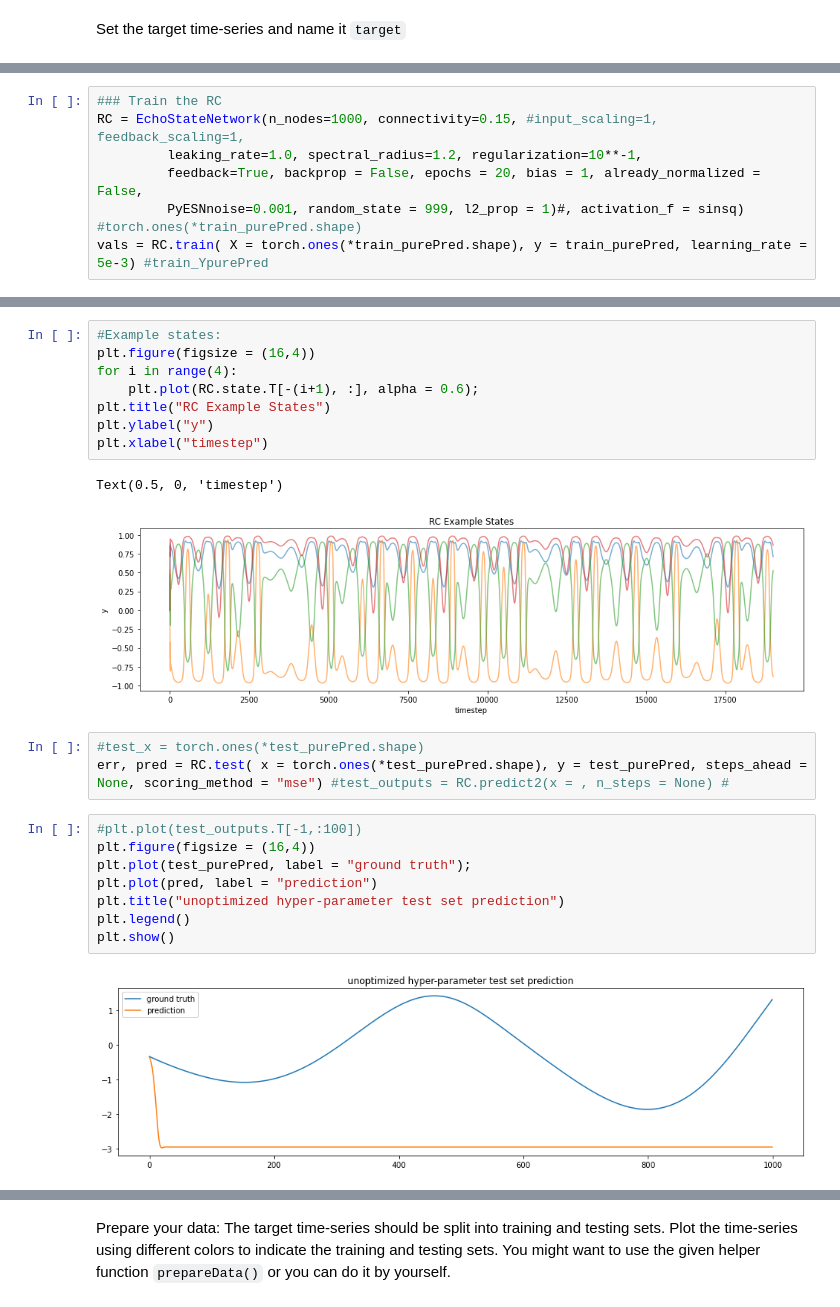
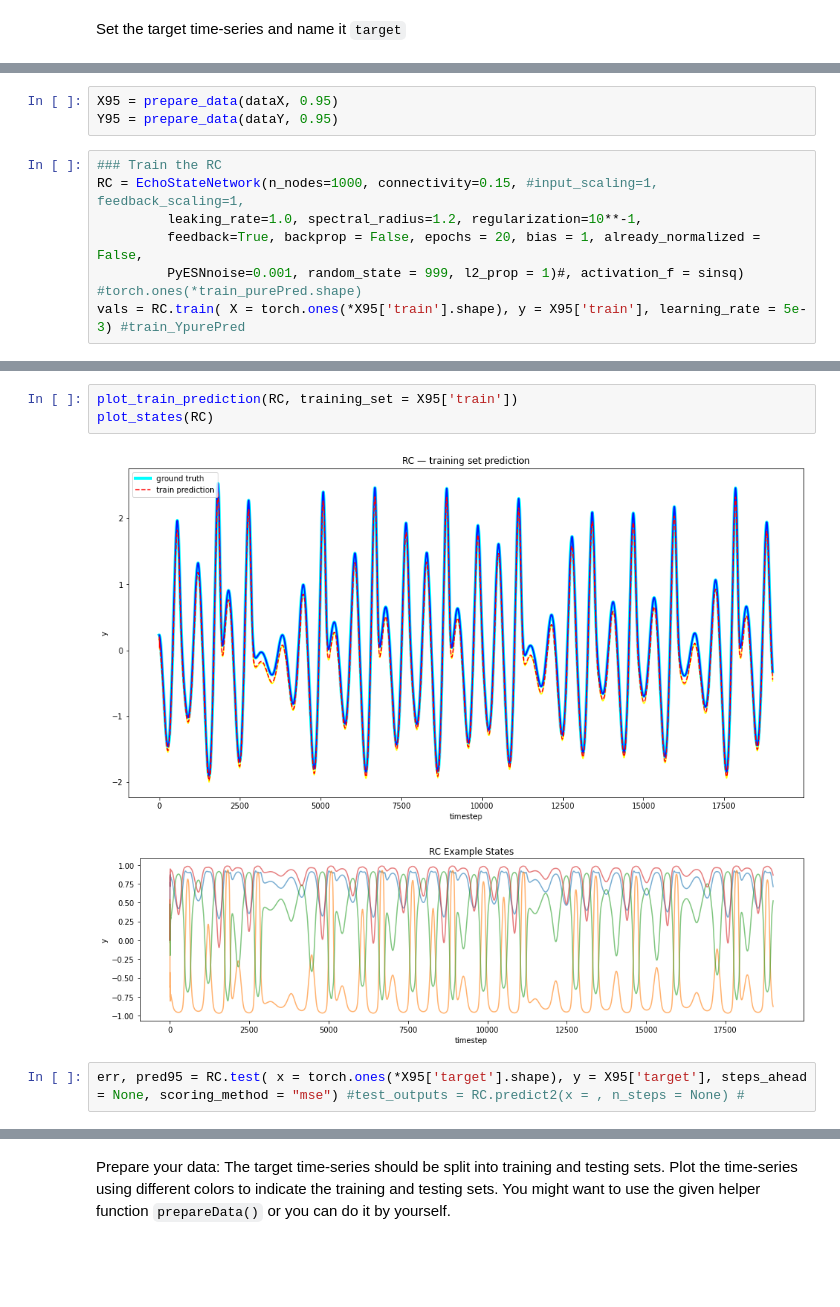
Before and after one commit to blindedjoy/RcTorch, a Jupyter notebook: hw6_209/cs109b_hw6_209.ipynb, the cells around one changed output, grey strips where cells are left out. Drawn from its saved outputs; the diff is of its cells as text; blank space fills up the shorter version.

```diff
--- a/hw6_209/cs109b_hw6_209.ipynb
+++ b/hw6_209/cs109b_hw6_209.ipynb
@@ -198,3 +233,6 @@ test_YpurePred = dataY[split_idx:]
+# %%
+X95 = prepare_data(dataX, 0.95)
+Y95 = prepare_data(dataY, 0.95)
 # %%
 ### Train the RC
 RC = EchoStateNetwork(n_nodes=1000, connectivity=0.15, #input_scaling=1, feedback_scaling=1,
@@ -202,6 +240,6 @@ RC = EchoStateNetwork(n_nodes=1000, connectivity=0.15, #input_scaling=1, feedbac
          feedback=True, backprop = False, epochs = 20, bias = 1, already_normalized = False,
          PyESNnoise=0.001, random_state = 999, l2_prop = 1)#, activation_f = sinsq)
 #torch.ones(*train_purePred.shape)
-vals = RC.train( X = torch.ones(*train_purePred.shape), y = train_purePred, learning_rate = 5e-3) #train_YpurePred
+vals = RC.train( X = torch.ones(*X95['train'].shape), y = X95['train'], learning_rate = 5e-3) #train_YpurePred
 # %% [output]
 GENERATING IN WEIGHTS
@@ -226,24 +246,8 @@ plt.legend();
-# %%
-#Example states:
-plt.figure(figsize = (16,4))
-for i in range(4):
-    plt.plot(RC.state.T[-(i+1), :], alpha = 0.6);
-plt.title("RC Example States")
-plt.ylabel("y")
-plt.xlabel("timestep")
-# %% [output]
-Text(0.5, 0, 'timestep')
-[figure, removed]
+# %%
+plot_train_prediction(RC, training_set = X95['train'])
+plot_states(RC)
+# %% [output]
+[figure, added]
+[figure, added]
 # %%
-#test_x = torch.ones(*test_purePred.shape)
-err, pred = RC.test( x = torch.ones(*test_purePred.shape), y = test_purePred, steps_ahead = None, scoring_method = "mse") #test_outputs = RC.predict2(x = , n_steps = None) #
+err, pred95 = RC.test( x = torch.ones(*X95['target'].shape), y = X95['target'], steps_ahead = None, scoring_method = "mse") #test_outputs = RC.predict2(x = , n_steps = None) #
-# %%
-#plt.plot(test_outputs.T[-1,:100])
-plt.figure(figsize = (16,4))
-plt.plot(test_purePred, label = "ground truth");
-plt.plot(pred, label = "prediction")
-plt.title("unoptimized hyper-parameter test set prediction")
-plt.legend()
-plt.show()
-# %% [output]
-[figure, removed]
```
Also changed, not shown: parts of 12 cells of this notebook, 2 other files.
